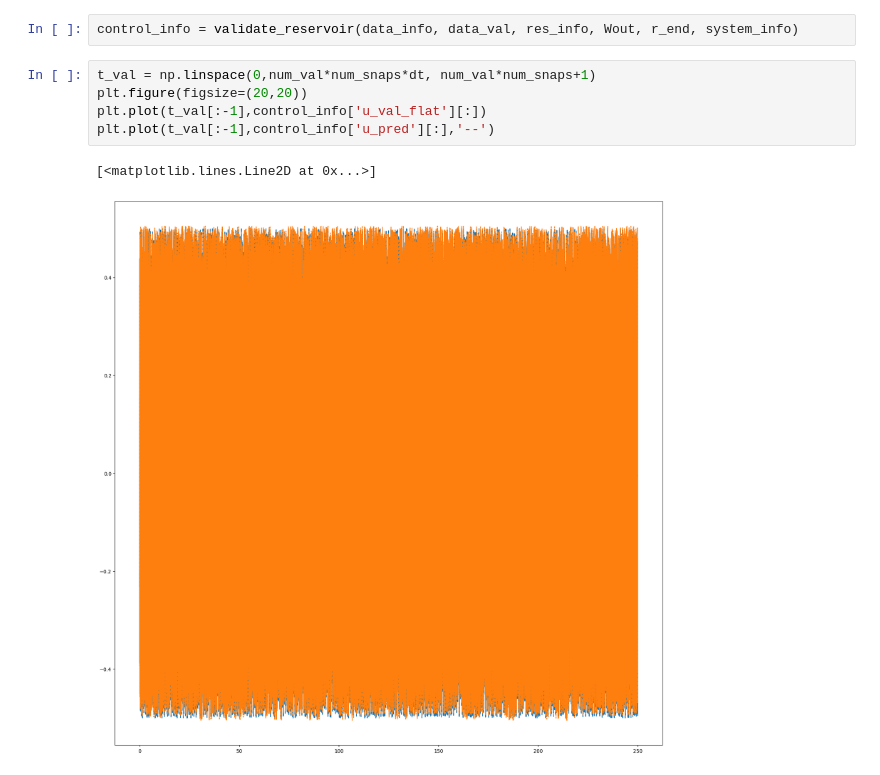
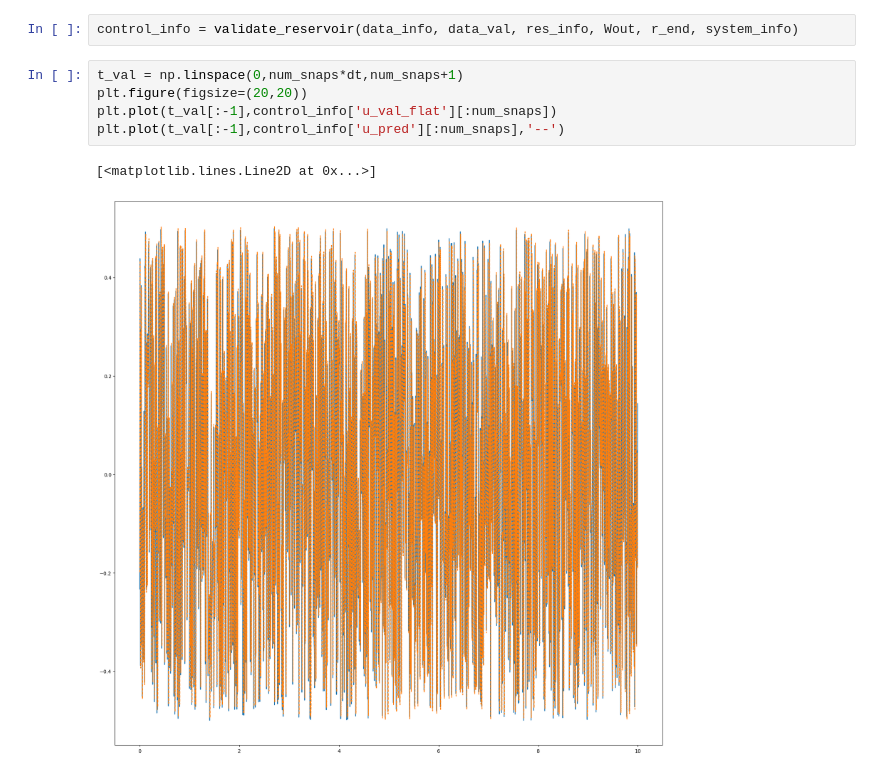
Before and after one commit to Rajpal9/Adaptive-koopman, a Jupyter notebook: resorviour_computing_main.ipynb, the cells around one changed output. Saved outputs shown, nothing was run; the diff lists cells and outputs as text.

```diff
--- a/resorviour_computing_main.ipynb
+++ b/resorviour_computing_main.ipynb
@@ -188,10 +188,10 @@ if train:
 # %%
 control_info = validate_reservoir(data_info, data_val, res_info, Wout, r_end, system_info)
 # %%
-t_val = np.linspace(0,num_val*num_snaps*dt, num_val*num_snaps+1)
+t_val = np.linspace(0,num_snaps*dt,num_snaps+1)
 plt.figure(figsize=(20,20))
-plt.plot(t_val[:-1],control_info['u_val_flat'][:])
-plt.plot(t_val[:-1],control_info['u_pred'][:],'--')
+plt.plot(t_val[:-1],control_info['u_val_flat'][:num_snaps])
+plt.plot(t_val[:-1],control_info['u_pred'][:num_snaps],'--')
 # %% [output]
 [<matplotlib.lines.Line2D at 0x...>]
-[figure, old version]
+[figure, new version]
```
Also changed, not shown: parts of 1 cell of this notebook, 8 other files.
